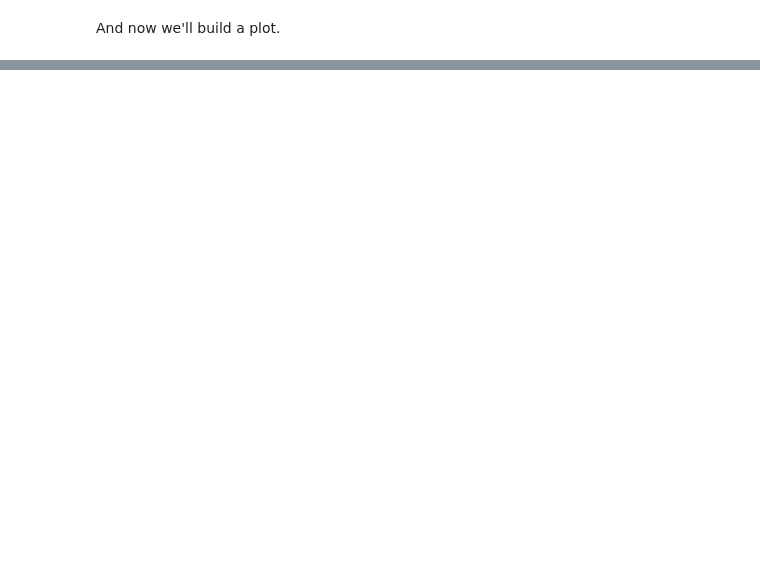
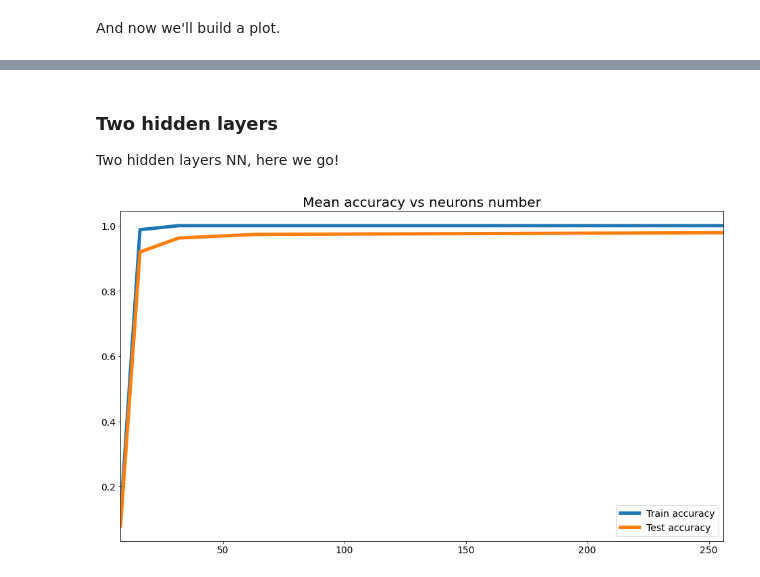
Before and after one commit to 0ld-dancer/dq_projects, a Jupyter notebook: 14. A Handwritten Digits Classifier/digits_classifier.ipynb, the cells around one changed output, grey strips where cells are left out. Saved outputs shown, nothing was run; the diff lists cells and outputs as text; code cells hidden in the pictures; blank space fills up the shorter version.

```diff
--- a/14. A Handwritten Digits Classifier/digits_classifier.ipynb
+++ b/14. A Handwritten Digits Classifier/digits_classifier.ipynb
@@ -245,0 +293,26 @@ Our model's reached **accuracy=1** pretty fast on train set while it's far away
+# %%
+def accurasies_plot_nn(data, layer, neurons):
+    #Iterate over both methods and neurons
+    for neuron in neurons:
+        new_row = [layer, neuron]
+        accuracies = mlp_cross_val(data, neuron, layer)
+        new_row.extend(list(accuracies))
+        neurons_accuracies.loc[len(neurons_accuracies)] = new_row
+
+    #Build plot
+    fig, ax = plt.subplots(figsize=(16,9))
+    columns = ['train', 'test']
+    layer_accuracies = neurons_accuracies[neurons_accuracies['layers'] == layer]
+
+    for col in columns:
+        ax.plot(layer_accuracies['neurons'],
+                layer_accuracies[col],
+               lw=5)
+
+    #decorations
+    ax.set_xlim(8, 256)
+    ax.set_title('Mean accuracy vs neurons number', fontsize=20)
+    ax.tick_params(labelsize=14)
+    ax.legend(['Train accuracy', 'Test accuracy'],
+             fontsize=14,
+             loc='lower right')
@@ -245,0 +336,8 @@ Our model's reached **accuracy=1** pretty fast on train set while it's far away
+# %% [markdown]
+### Two hidden layers
+
+Two hidden layers NN, here we go!
+# %%
+accurasies_plot_nn(digits.frame, 2, neurons)
+# %% [output]
+[figure, added]
```
Also changed, not shown: parts of 38 cells of this notebook.
